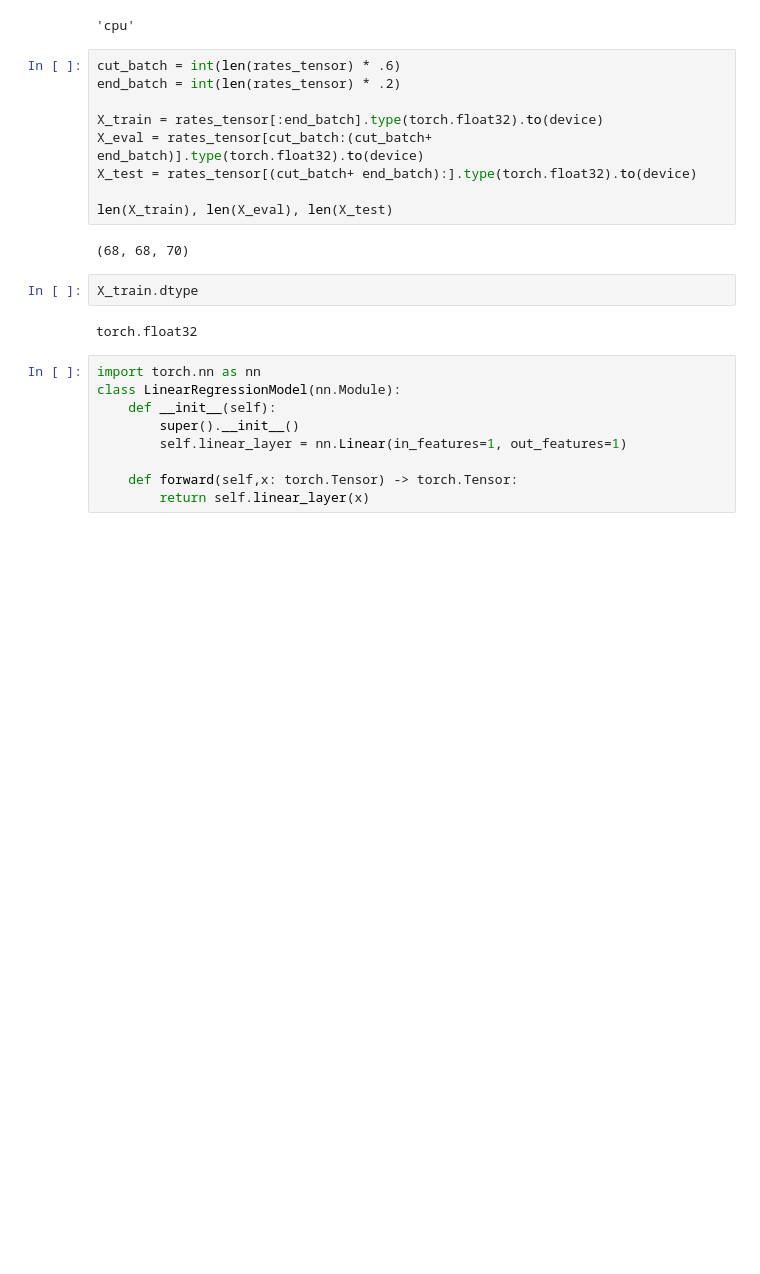
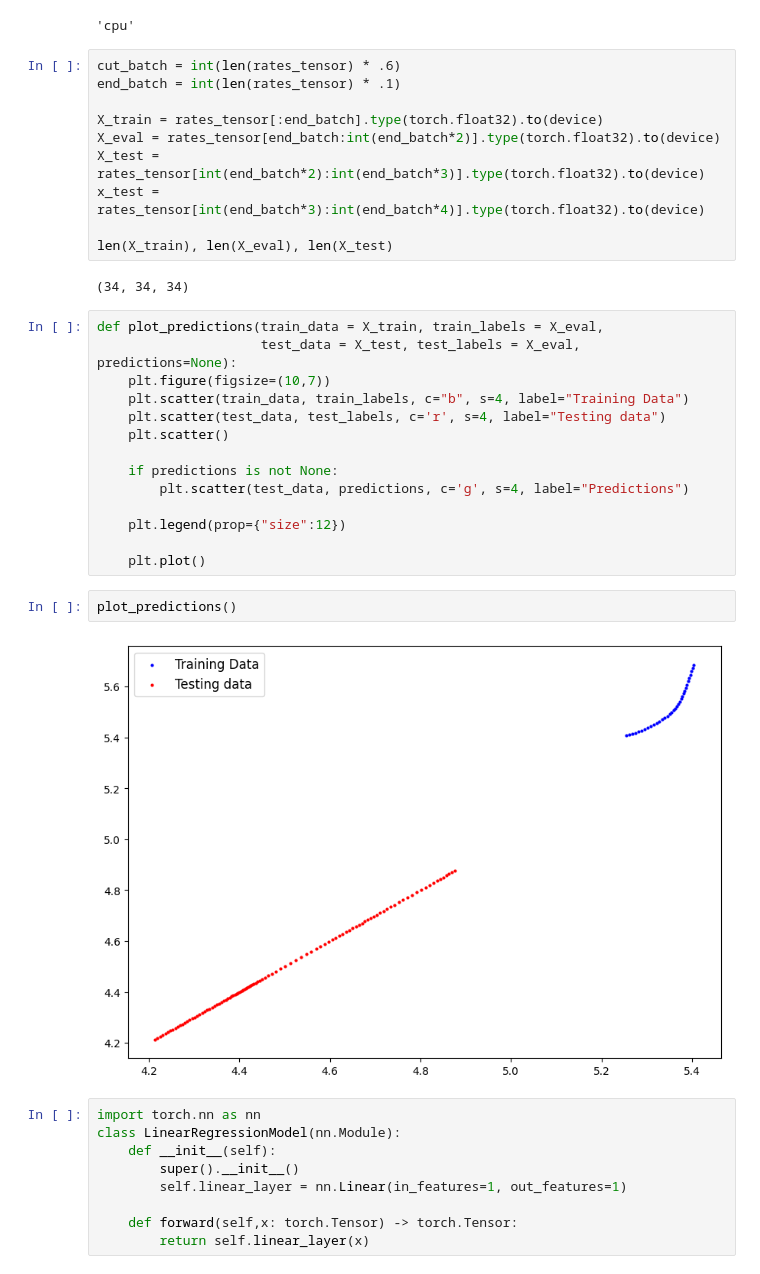
Before and after one commit to alt-rahul/regression, a Jupyter notebook: train.ipynb, the cells around one changed output. Drawn from its saved outputs; the diff is of its cells as text; blank space fills up the shorter version.

```diff
--- a/train.ipynb
+++ b/train.ipynb
@@ -76,19 +76,34 @@ device
 'cpu'
 # %%
 cut_batch = int(len(rates_tensor) * .6)
-end_batch = int(len(rates_tensor) * .2)
+end_batch = int(len(rates_tensor) * .1)
 
 X_train = rates_tensor[:end_batch].type(torch.float32).to(device)
-X_eval = rates_tensor[cut_batch:(cut_batch+ end_batch)].type(torch.float32).to(device)
-X_test = rates_tensor[(cut_batch+ end_batch):].type(torch.float32).to(device)
+X_eval = rates_tensor[end_batch:int(end_batch*2)].type(torch.float32).to(device)
+X_test = rates_tensor[int(end_batch*2):int(end_batch*3)].type(torch.float32).to(device)
+x_test = rates_tensor[int(end_batch*3):int(end_batch*4)].type(torch.float32).to(device)
 
 len(X_train), len(X_eval), len(X_test)
 # %% [output]
-(68, 68, 70)
+(34, 34, 34)
-# %%
-X_train.dtype
-# %% [output]
-torch.float32
+# %%
+def plot_predictions(train_data = X_train, train_labels = X_eval,
+                     test_data = X_test, test_labels = X_eval, predictions=None):
+    plt.figure(figsize=(10,7))
+    plt.scatter(train_data, train_labels, c="b", s=4, label="Training Data")
+    plt.scatter(test_data, test_labels, c='r', s=4, label="Testing data")
+    plt.scatter()
+
+    if predictions is not None:
+        plt.scatter(test_data, predictions, c='g', s=4, label="Predictions")
+
+    plt.legend(prop={"size":12})
+
+    plt.plot()
+# %%
+plot_predictions()
+# %% [output]
+[figure, added]
 # %%
 import torch.nn as nn
 class LinearRegressionModel(nn.Module):
```
Also changed, not shown: parts of 4 cells of this notebook.
